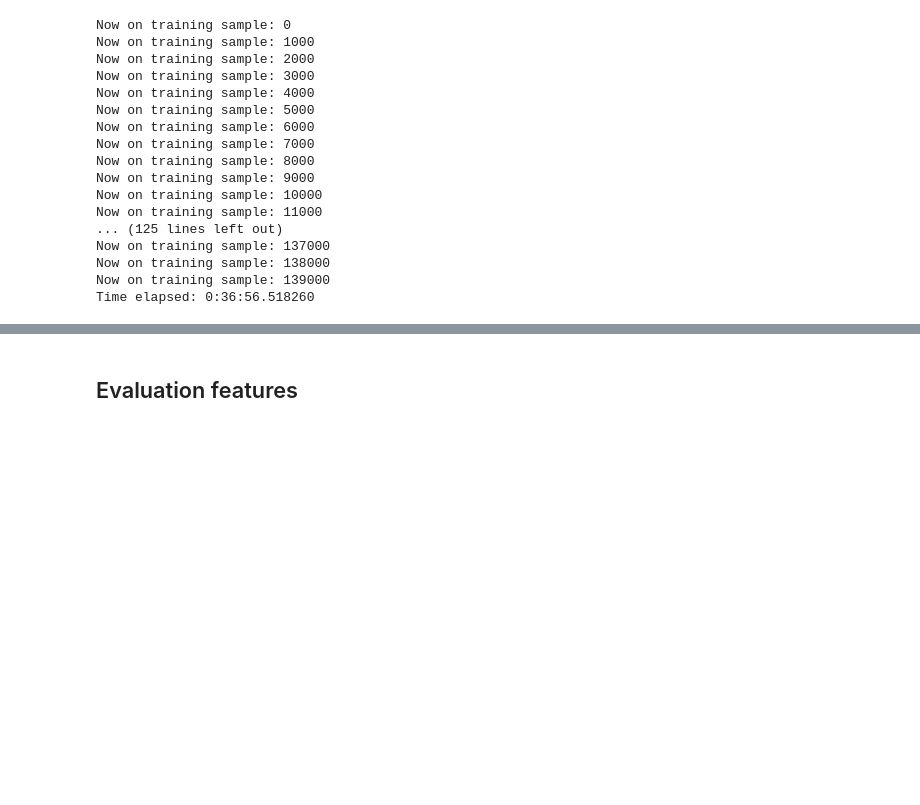
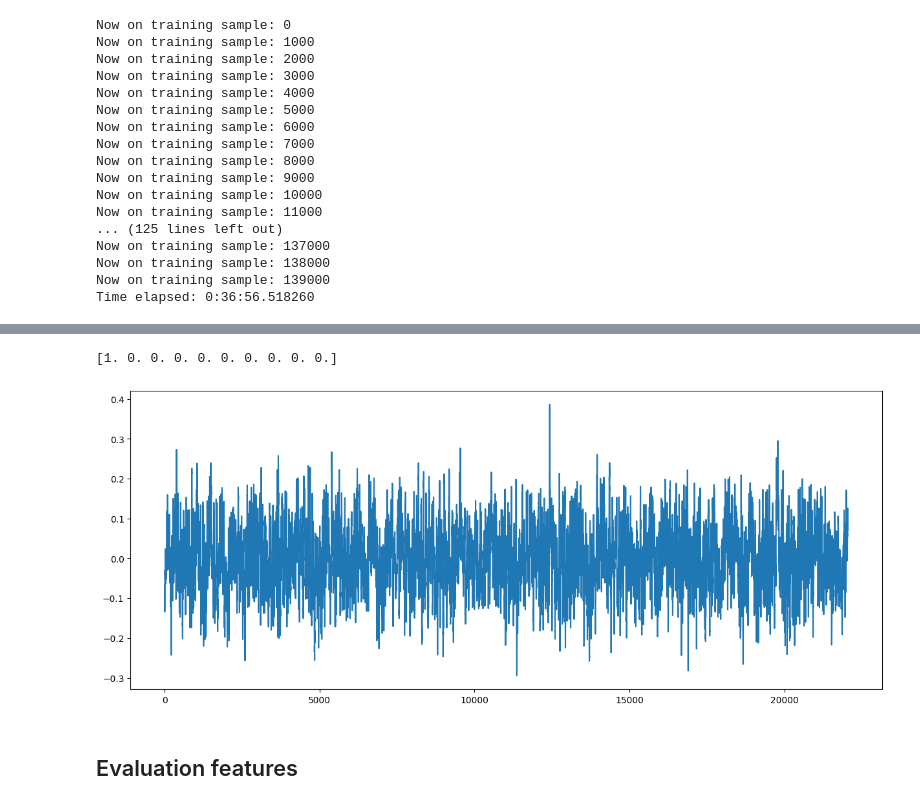
Before and after one commit to seanyeo300/dcase2019specialistkd, a Jupyter notebook: Sean_SKD_TF.ipynb, the cells around one changed output, grey strips where cells are left out. Drawn from its saved outputs; the diff is of its cells as text; code cells hidden in the pictures; blank space fills up the shorter version.

```diff
--- a/Sean_SKD_TF.ipynb
+++ b/Sean_SKD_TF.ipynb
@@ -187,3 +191,13 @@ Time elapsed: 0:36:56.518260
+# %%
+import librosa
+x,sr = librosa.load("D:/Sean/DCASE/datasets/Extract_to_Folder/TAU-urban-acoustic-scenes-2022-mobile-development/audio/airport-lisbon-1000-40000-0-a.wav")
+plt.figure(figsize=(15,6))
+plt.plot(x)
+
+print(train_labels[0])
+# %% [output]
+[1. 0. 0. 0. 0. 0. 0. 0. 0. 0.]
+[figure, added]
 # %% [markdown]
 ## Evaluation features
 # %% [markdown]
```
Also changed, not shown: parts of 19 cells of this notebook, 4 other files.
